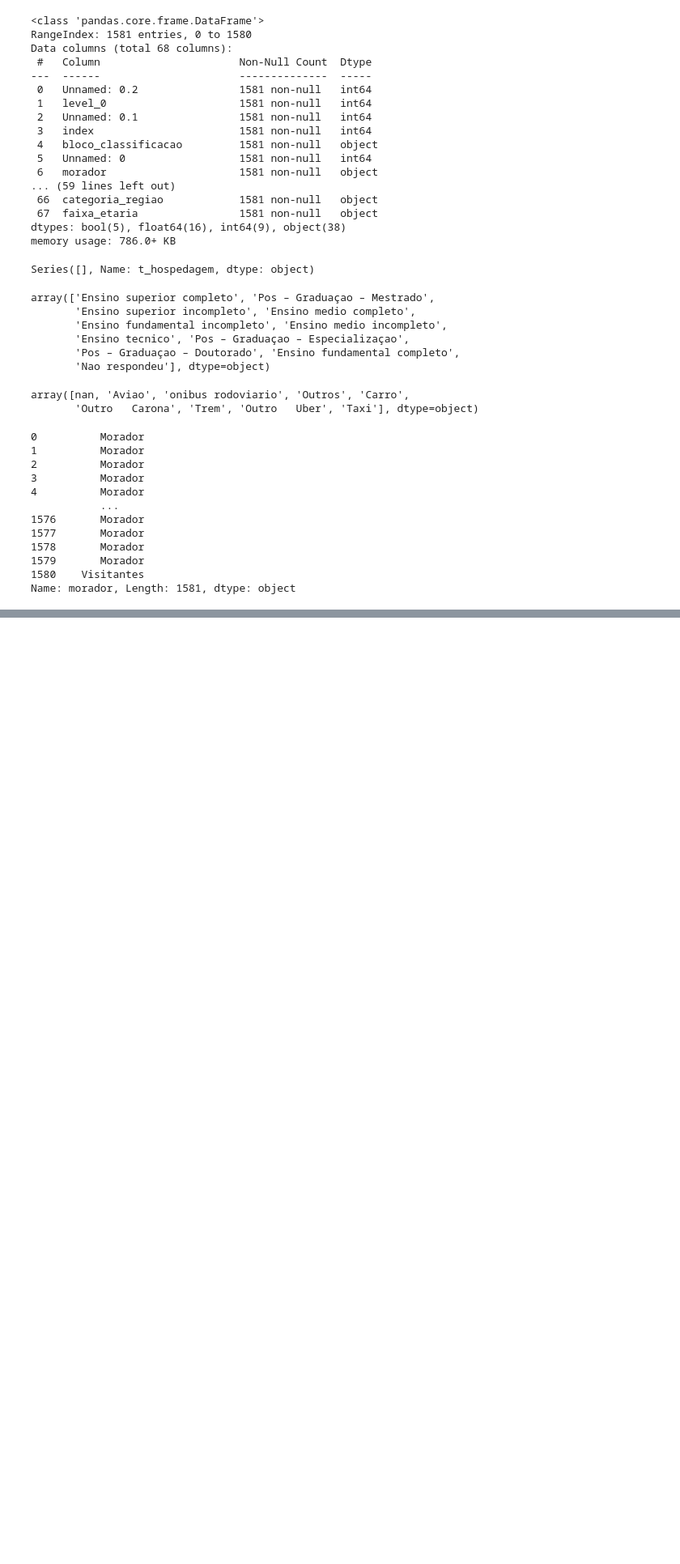
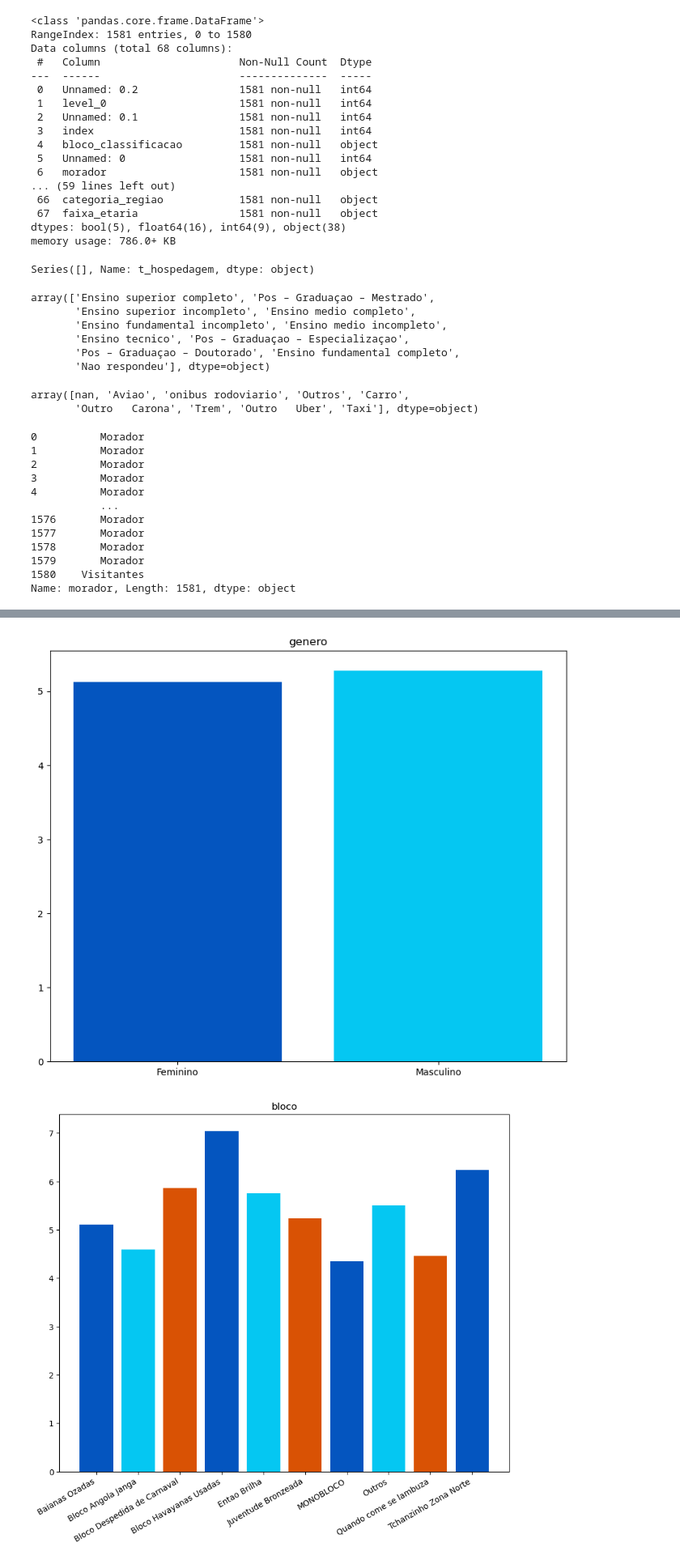
Before and after one commit to joaofq/carnaval-pudding-frontend, a Jupyter notebook: DA_DS/Análises/Tratamento_nulos.ipynb, the cells around one changed output, grey strips where cells are left out. Shown: that part at 81% size. Saved outputs shown, nothing was run; the diff lists cells and outputs as text; code cells hidden in the pictures; blank space fills up the shorter version.

```diff
--- a/DA_DS/Análises/Tratamento_nulos.ipynb
+++ b/DA_DS/Análises/Tratamento_nulos.ipynb
@@ -264,0 +448,15 @@ df.to_csv('data.csv')
+# %%
+colunas = ['genero', 'bloco', 'faixa_etaria', 'nivel_gastos']
+for coluna in colunas:
+    df2 = df.groupby(coluna, as_index=False).agg({'aval_geral':'mean'})
+    plt.figure(figsize=(10,8))
+    plt.bar(df2[coluna], df2['aval_geral'], color=my_palette)
+    if coluna == 'bloco':
+        plt.xticks(rotation=30, ha='right')
+    plt.title(coluna)
+    plt.savefig(coluna+'.png', transparent=True)
+    df2.to_json(coluna+'.json')
+    plt.show()
+# %% [output]
+[figure, added]
+[figure, added]
```
Also changed, not shown: parts of 48 cells of this notebook.
